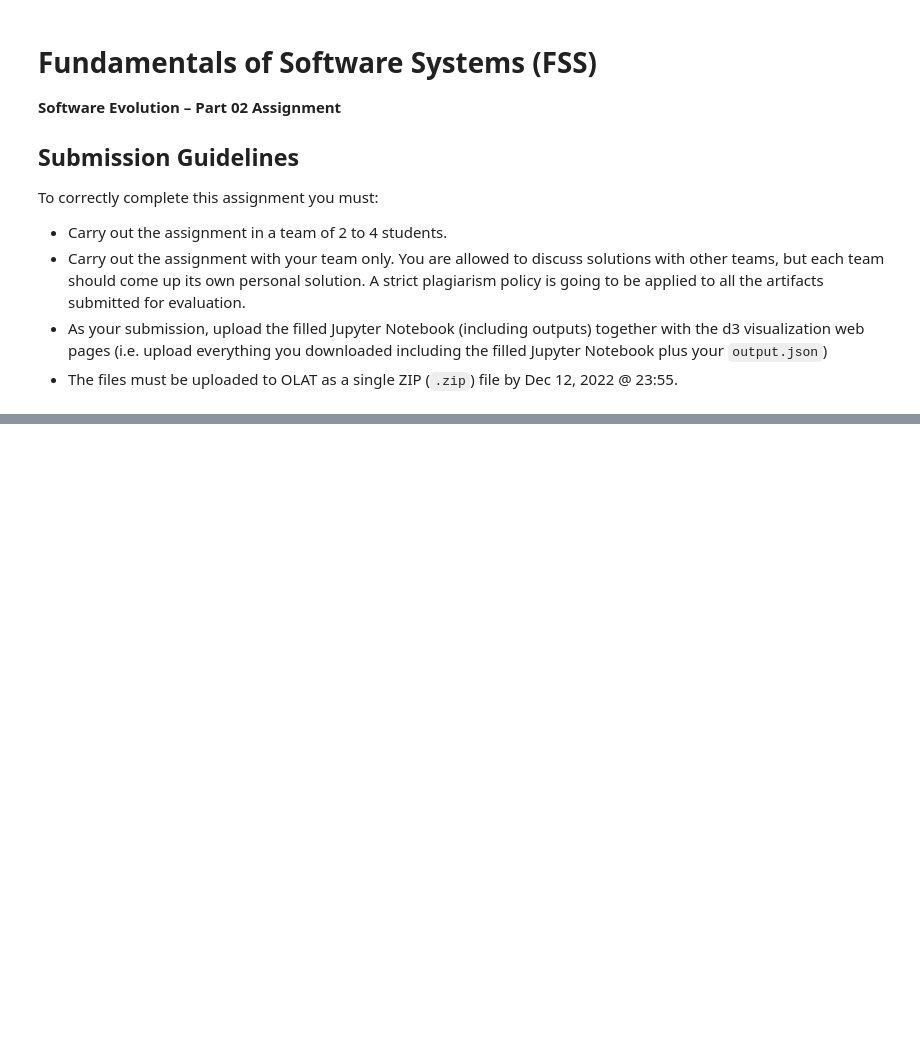
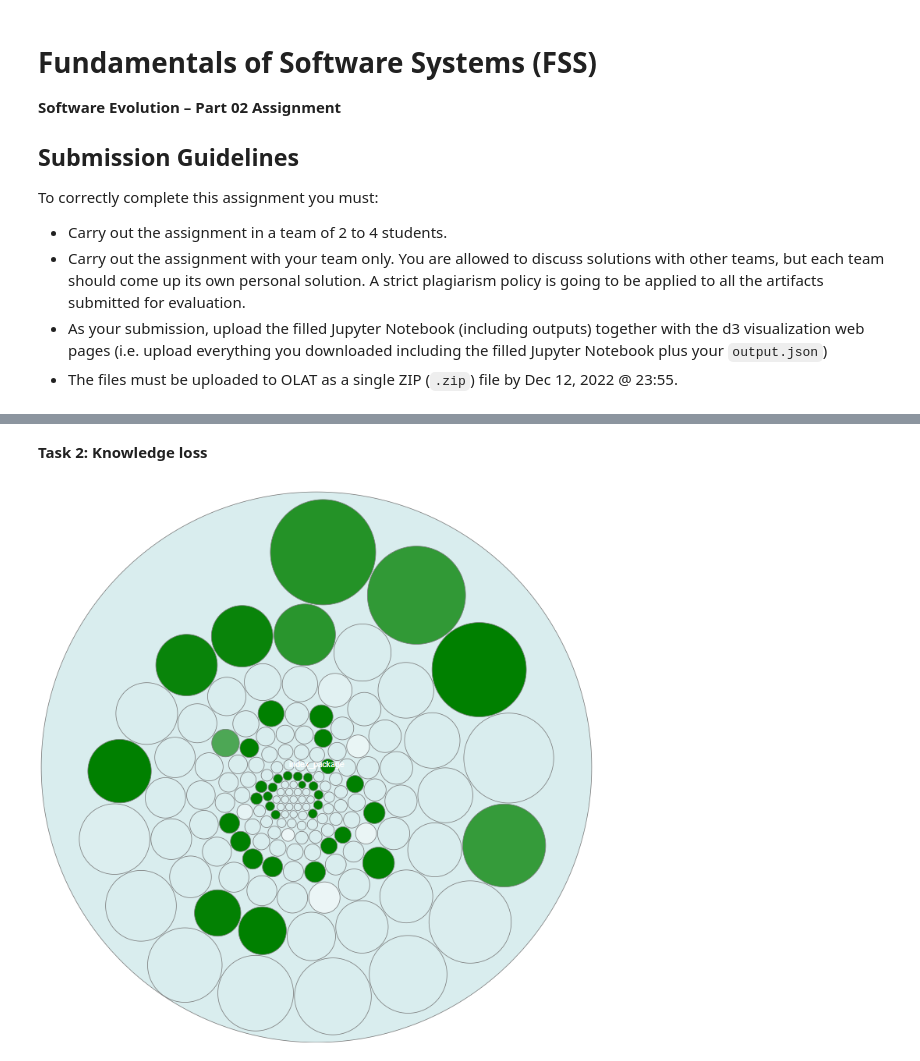
Before and after one commit to Shymsky/SOSY_SE, a Jupyter notebook: FSS-SEII-Assignment_SUBMISSION.ipynb, the cells around one changed output, grey strips where cells are left out. Cells and saved outputs as stored; diff of their text form; code cells hidden in the pictures; blank space fills up the shorter version.

```diff
--- a/FSS-SEII-Assignment_SUBMISSION.ipynb
+++ b/FSS-SEII-Assignment_SUBMISSION.ipynb
@@ -154,0 +193,2 @@ Based on the above, discuss if the outlier is a false positive or should be a re
+# %% [markdown]
+**Task 2: Knowledge loss**
@@ -154,0 +262,4 @@ Based on the above, discuss if the outlier is a false positive or should be a re
+# %%
+display.Image("knowledge_loss_map_index_package.png")
+# %% [output]
+[figure, added]
```
Also changed, not shown: parts of 38 cells of this notebook, 3 other files.
